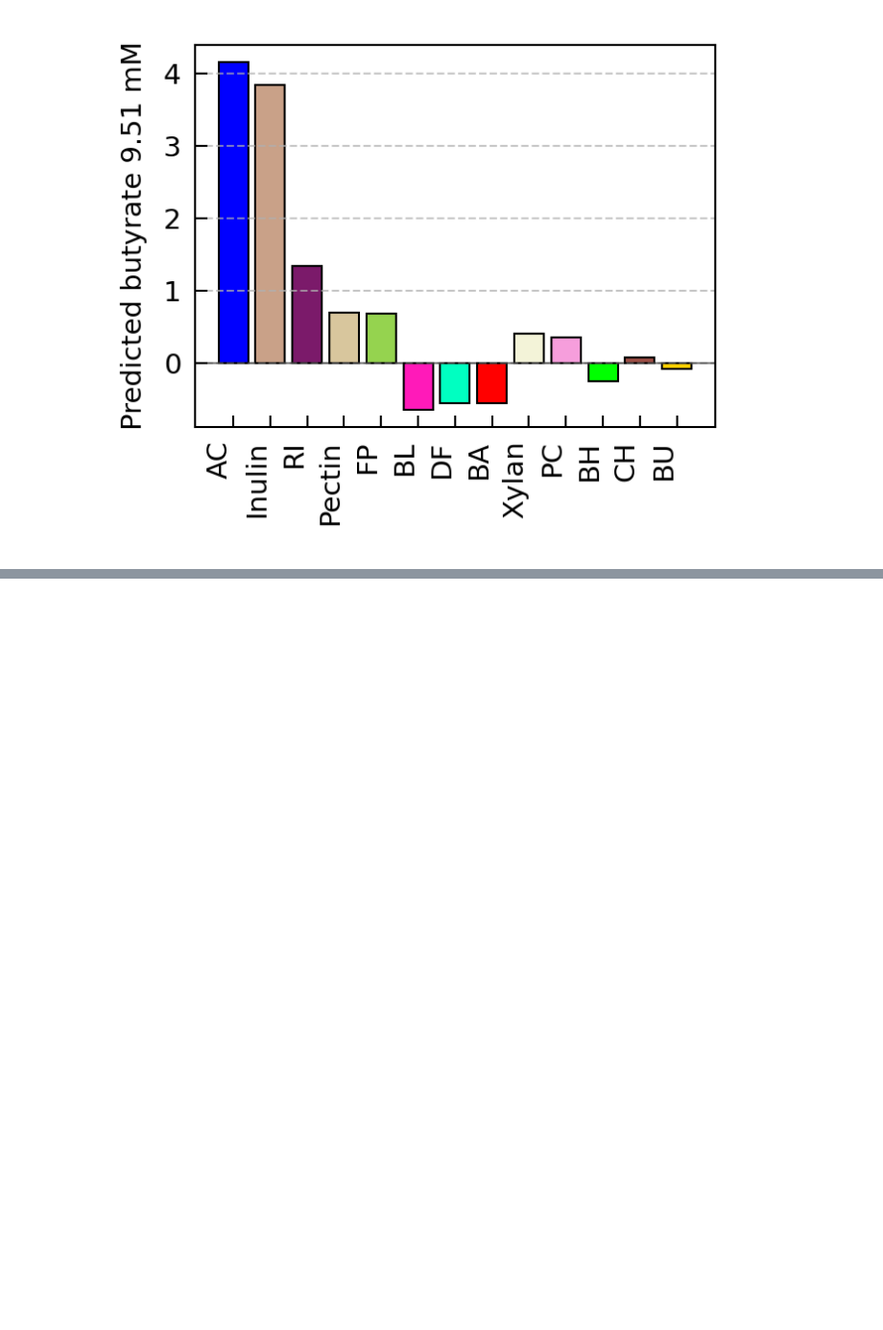
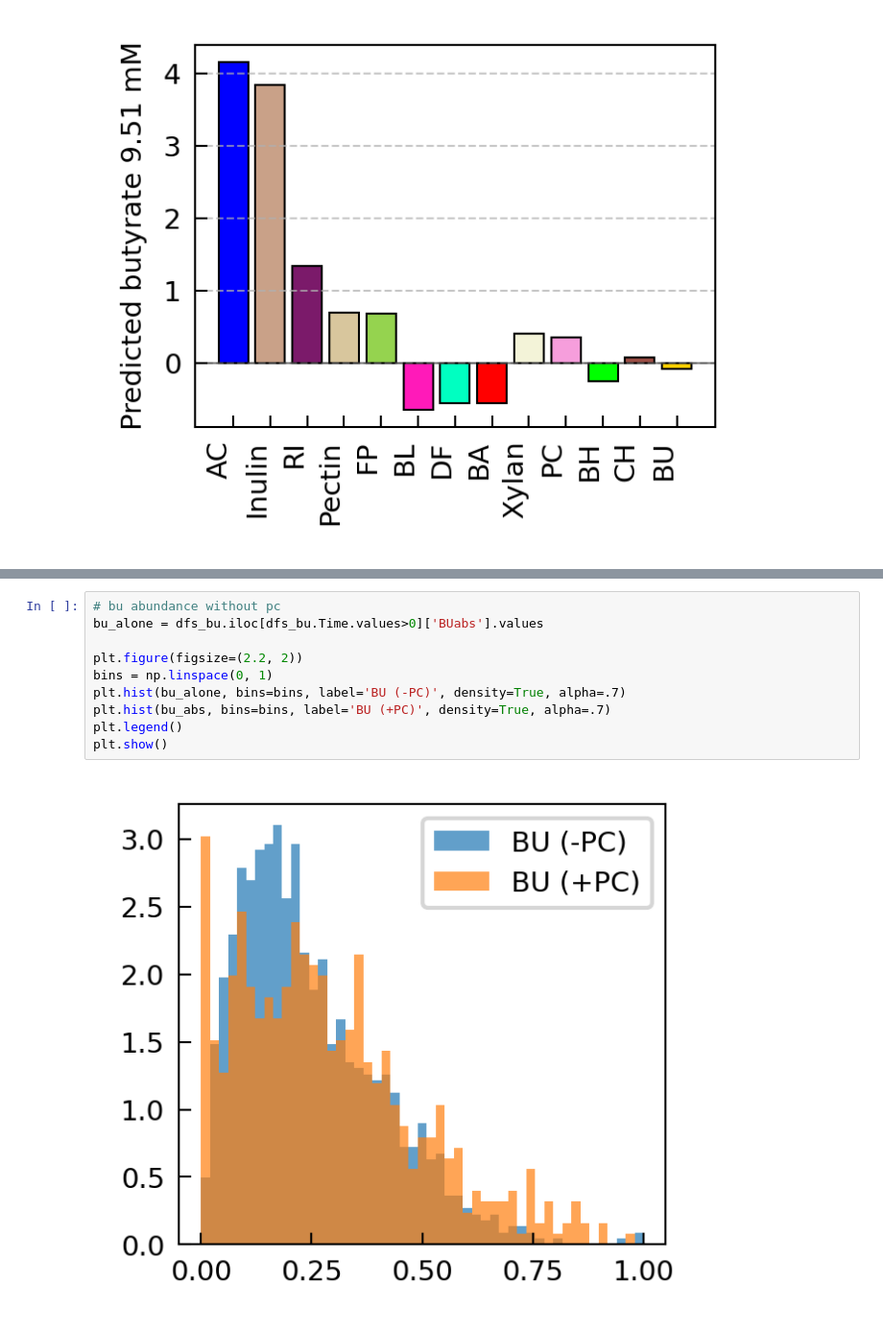
Before and after one commit to VenturelliLab/Connors-Thompson_et_al_2026, a Jupyter notebook: MiRNN Sensitivity (AC-BU-PC SHAP).ipynb, the cells around one changed output, grey strips where cells are left out. Shown: that part at 96% size. Saved outputs shown, nothing was run; the diff lists cells and outputs as text; blank space fills up the shorter version.

```diff
--- a/MiRNN Sensitivity (AC-BU-PC SHAP).ipynb
+++ b/MiRNN Sensitivity (AC-BU-PC SHAP).ipynb
@@ -375,0 +413,12 @@ plt.show()
+# %%
+# bu abundance without pc
+bu_alone = dfs_bu.iloc[dfs_bu.Time.values>0]['BUabs'].values
+
+plt.figure(figsize=(2.2, 2))
+bins = np.linspace(0, 1)
+plt.hist(bu_alone, bins=bins, label='BU (-PC)', density=True, alpha=.7)
+plt.hist(bu_abs, bins=bins, label='BU (+PC)', density=True, alpha=.7)
+plt.legend()
+plt.show()
+# %% [output]
+[figure, added]
```
Also changed, not shown: parts of 4 cells of this notebook, 10 other files.
